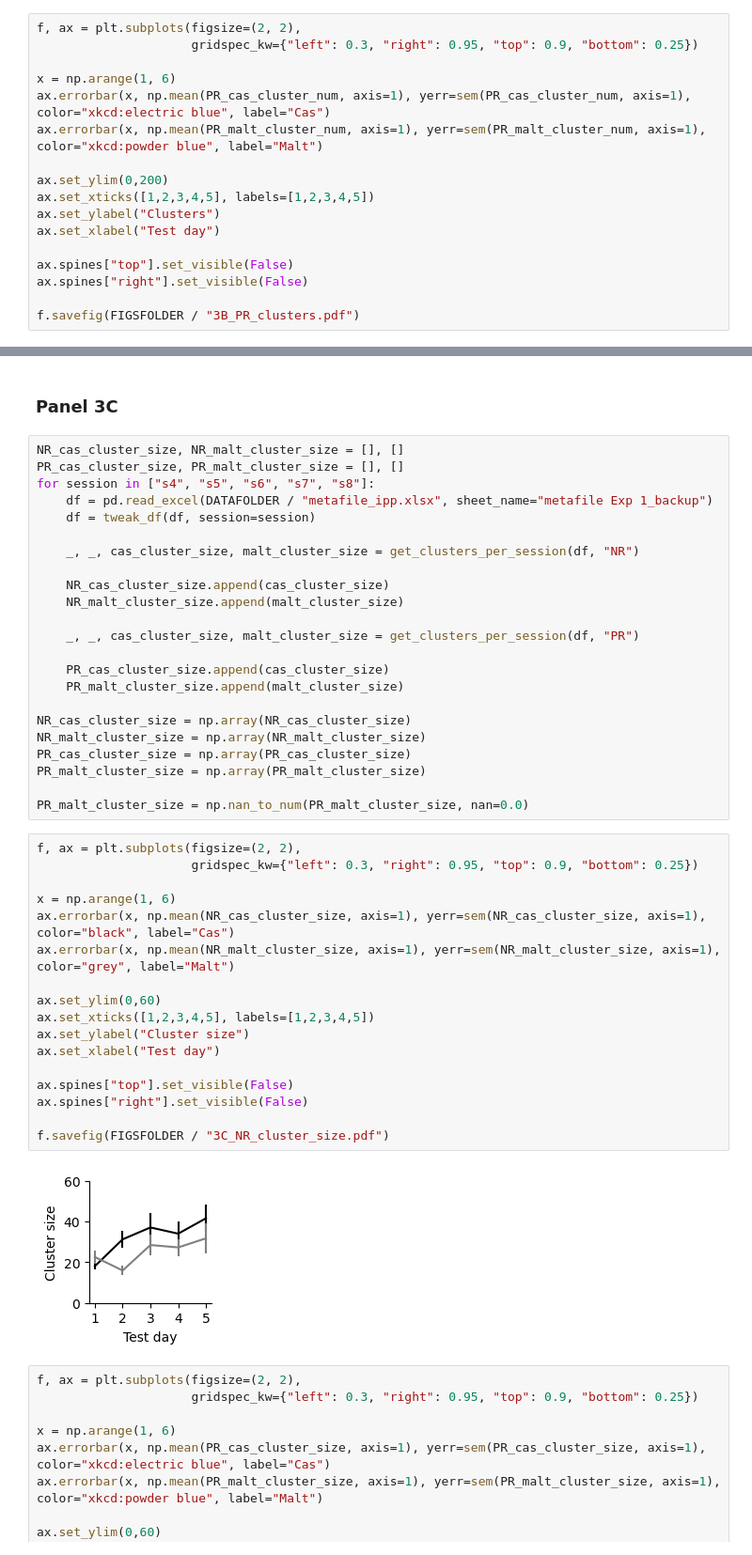
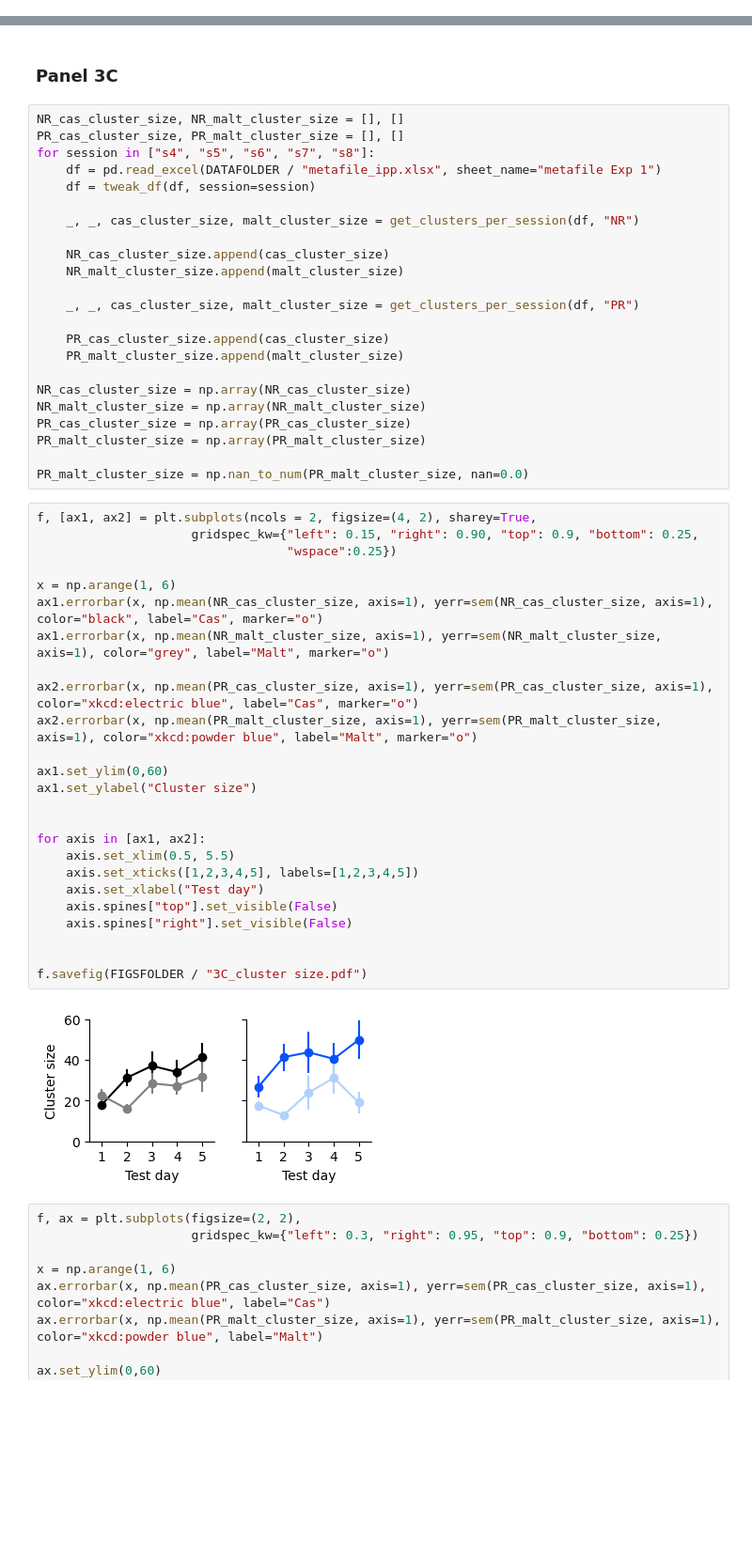
Before and after one commit to mccutcheonlab/immediate-protein-pref, a Jupyter notebook: scripts/fig3.ipynb, the cells around one changed output, grey strips where cells are left out. Shown at 94% size. Drawn from its saved outputs; the diff is of its cells as text; blank space fills up the shorter version.

```diff
--- a/scripts/fig3.ipynb
+++ b/scripts/fig3.ipynb
@@ -175,17 +179,0 @@ f.savefig(FIGSFOLDER / "3B_NR_clusters.pdf")
-# %%
-f, ax = plt.subplots(figsize=(2, 2),
-                     gridspec_kw={"left": 0.3, "right": 0.95, "top": 0.9, "bottom": 0.25})
-
-x = np.arange(1, 6)
-ax.errorbar(x, np.mean(PR_cas_cluster_num, axis=1), yerr=sem(PR_cas_cluster_num, axis=1), color="xkcd:electric blue", label="Cas")
-ax.errorbar(x, np.mean(PR_malt_cluster_num, axis=1), yerr=sem(PR_malt_cluster_num, axis=1), color="xkcd:powder blue", label="Malt")
-
-ax.set_ylim(0,200)
-ax.set_xticks([1,2,3,4,5], labels=[1,2,3,4,5])
-ax.set_ylabel("Clusters")
-ax.set_xlabel("Test day")
-
-ax.spines["top"].set_visible(False)
-ax.spines["right"].set_visible(False)
-
-f.savefig(FIGSFOLDER / "3B_PR_clusters.pdf")
@@ -197,7 +183,7 @@ f.savefig(FIGSFOLDER / "3B_PR_clusters.pdf")
 NR_cas_cluster_size, NR_malt_cluster_size = [], []
 PR_cas_cluster_size, PR_malt_cluster_size = [], []
 for session in ["s4", "s5", "s6", "s7", "s8"]:
-    df = pd.read_excel(DATAFOLDER / "metafile_ipp.xlsx", sheet_name="metafile Exp 1_backup")
+    df = pd.read_excel(DATAFOLDER / "metafile_ipp.xlsx", sheet_name="metafile Exp 1")
     df = tweak_df(df, session=session)
 
     _, _, cas_cluster_size, malt_cluster_size = get_clusters_per_session(df, "NR")
@@ -217,24 +203,32 @@ PR_malt_cluster_size = np.array(PR_malt_cluster_size)
 
 PR_malt_cluster_size = np.nan_to_num(PR_malt_cluster_size, nan=0.0)
 # %%
-f, ax = plt.subplots(figsize=(2, 2),
-                     gridspec_kw={"left": 0.3, "right": 0.95, "top": 0.9, "bottom": 0.25})
+f, [ax1, ax2] = plt.subplots(ncols = 2, figsize=(4, 2), sharey=True,
+                     gridspec_kw={"left": 0.15, "right": 0.90, "top": 0.9, "bottom": 0.25,
+                                  "wspace":0.25})
 
 x = np.arange(1, 6)
-ax.errorbar(x, np.mean(NR_cas_cluster_size, axis=1), yerr=sem(NR_cas_cluster_size, axis=1), color="black", label="Cas")
-ax.errorbar(x, np.mean(NR_malt_cluster_size, axis=1), yerr=sem(NR_malt_cluster_size, axis=1), color="grey", label="Malt")
+ax1.errorbar(x, np.mean(NR_cas_cluster_size, axis=1), yerr=sem(NR_cas_cluster_size, axis=1), color="black", label="Cas", marker="o")
+ax1.errorbar(x, np.mean(NR_malt_cluster_size, axis=1), yerr=sem(NR_malt_cluster_size, axis=1), color="grey", label="Malt", marker="o")
 
-ax.set_ylim(0,60)
-ax.set_xticks([1,2,3,4,5], labels=[1,2,3,4,5])
-ax.set_ylabel("Cluster size")
-ax.set_xlabel("Test day")
+ax2.errorbar(x, np.mean(PR_cas_cluster_size, axis=1), yerr=sem(PR_cas_cluster_size, axis=1), color="xkcd:electric blue", label="Cas", marker="o")
+ax2.errorbar(x, np.mean(PR_malt_cluster_size, axis=1), yerr=sem(PR_malt_cluster_size, axis=1), color="xkcd:powder blue", label="Malt", marker="o")
 
-ax.spines["top"].set_visible(False)
-ax.spines["right"].set_visible(False)
+ax1.set_ylim(0,60)
+ax1.set_ylabel("Cluster size")
 
-f.savefig(FIGSFOLDER / "3C_NR_cluster_size.pdf")
+
+for axis in [ax1, ax2]:
+    axis.set_xlim(0.5, 5.5)
+    axis.set_xticks([1,2,3,4,5], labels=[1,2,3,4,5])
+    axis.set_xlabel("Test day")
+    axis.spines["top"].set_visible(False)
+    axis.spines["right"].set_visible(False)
+
+
+f.savefig(FIGSFOLDER / "3C_cluster size.pdf")
 # %% [output]
-[figure, old version]
+[figure, new version]
 # %%
 f, ax = plt.subplots(figsize=(2, 2),
                      gridspec_kw={"left": 0.3, "right": 0.95, "top": 0.9, "bottom": 0.25})
```
Also changed, not shown: parts of 4 cells of this notebook, 3 other files.
